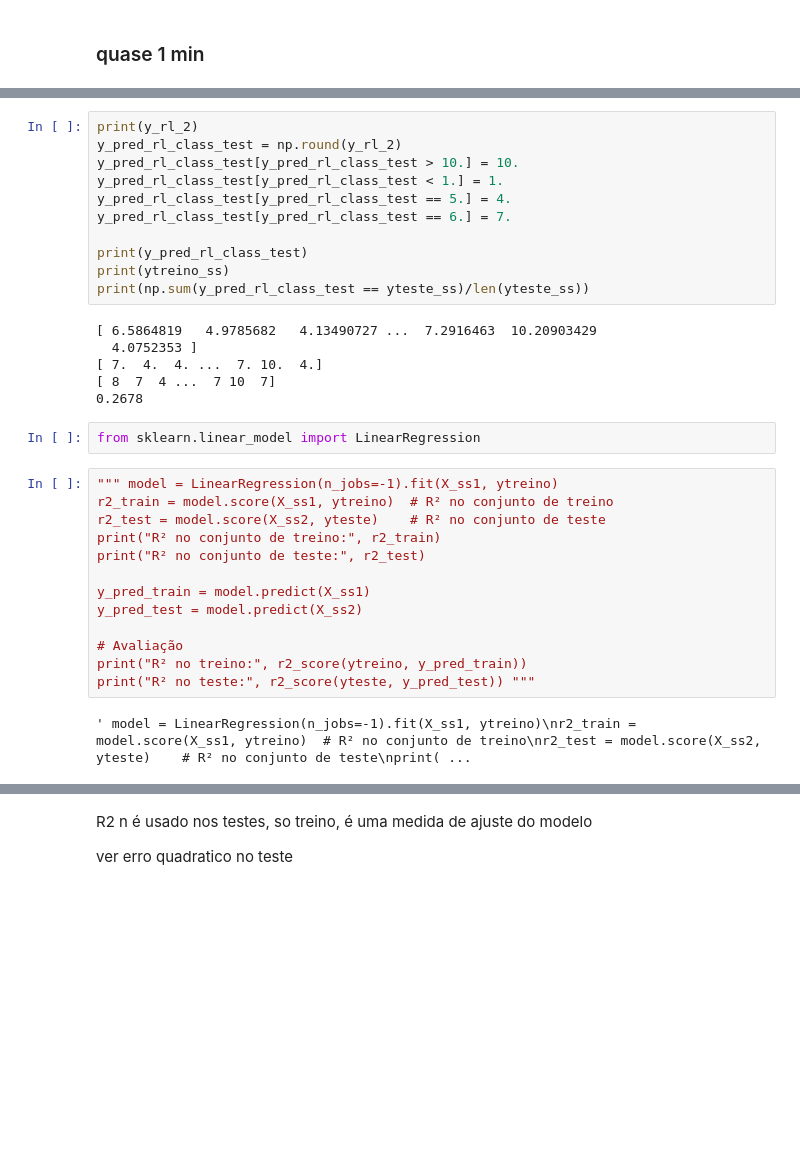
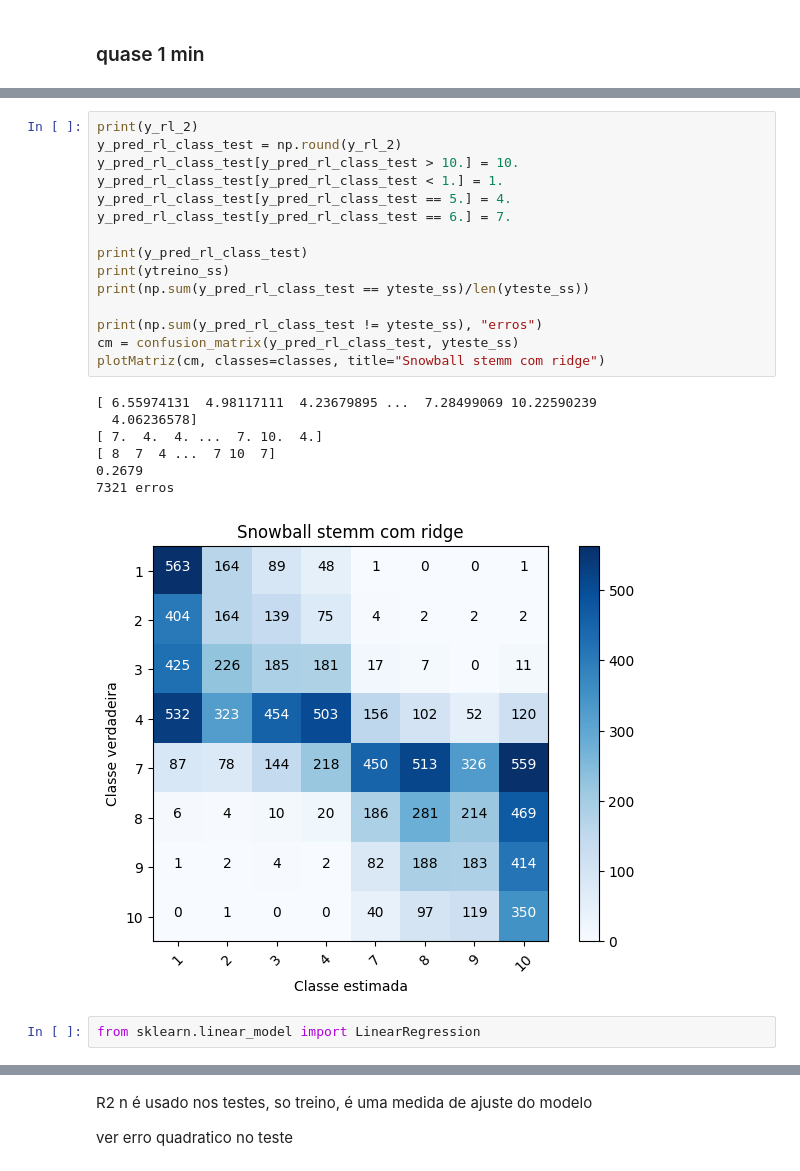
Before and after one commit to Vectoria/TP2-AA, a Jupyter notebook: A50731A50736A50795TP2.ipynb, the cells around one changed output, grey strips where cells are left out. Saved outputs shown, nothing was run; the diff lists cells and outputs as text; blank space fills up the shorter version.

```diff
--- a/A50731A50736A50795TP2.ipynb
+++ b/A50731A50736A50795TP2.ipynb
@@ -364,34 +391,25 @@ Erro médio quadrático (MSE) no teste: 4.407504415925008
 # %%
 print(y_rl_2)
 y_pred_rl_class_test = np.round(y_rl_2)
 y_pred_rl_class_test[y_pred_rl_class_test > 10.] = 10.
 y_pred_rl_class_test[y_pred_rl_class_test < 1.] = 1.
 y_pred_rl_class_test[y_pred_rl_class_test == 5.] = 4.
 y_pred_rl_class_test[y_pred_rl_class_test == 6.] = 7.
 
 print(y_pred_rl_class_test)
 print(ytreino_ss)
 print(np.sum(y_pred_rl_class_test == yteste_ss)/len(yteste_ss))
+
+print(np.sum(y_pred_rl_class_test != yteste_ss), "erros")
+cm = confusion_matrix(y_pred_rl_class_test, yteste_ss)
+plotMatriz(cm, classes=classes, title="Snowball stemm com ridge")
 # %% [output]
-[ 6.5864819   4.9785682   4.13490727 ...  7.2916463  10.20903429
-  4.0752353 ]
+[ 6.55974131  4.98117111  4.23679895 ...  7.28499069 10.22590239
+  4.06236578]
 [ 7.  4.  4. ...  7. 10.  4.]
 [ 8  7  4 ...  7 10  7]
-0.2678
+0.2679
+7321 erros
+[figure, added]
 # %%
 from sklearn.linear_model import LinearRegression
-# %%
-""" model = LinearRegression(n_jobs=-1).fit(X_ss1, ytreino)
-r2_train = model.score(X_ss1, ytreino)  # R² no conjunto de treino
-r2_test = model.score(X_ss2, yteste)    # R² no conjunto de teste
-print("R² no conjunto de treino:", r2_train)
-print("R² no conjunto de teste:", r2_test)
-
-y_pred_train = model.predict(X_ss1)
-y_pred_test = model.predict(X_ss2)
-
-# Avaliação
-print("R² no treino:", r2_score(ytreino, y_pred_train))
-print("R² no teste:", r2_score(yteste, y_pred_test)) """
-# %% [output]
-' model = LinearRegression(n_jobs=-1).fit(X_ss1, ytreino)\nr2_train = model.score(X_ss1, ytreino)  # R² no conjunto de treino\nr2_test = model.score(X_ss2, yteste)    # R² no conjunto de teste\nprint( ...
```
Also changed, not shown: parts of 30 cells of this notebook, 1 other file.
